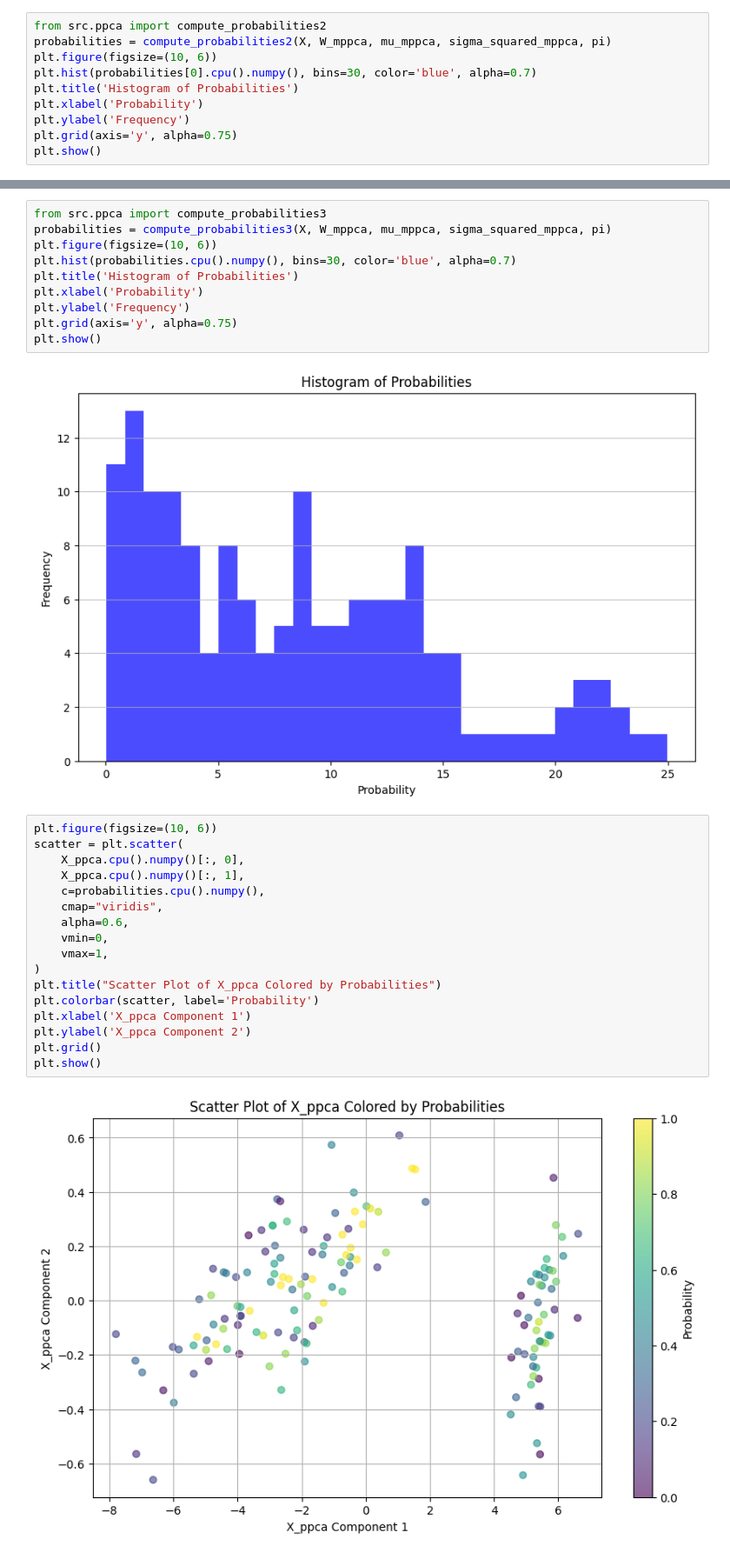
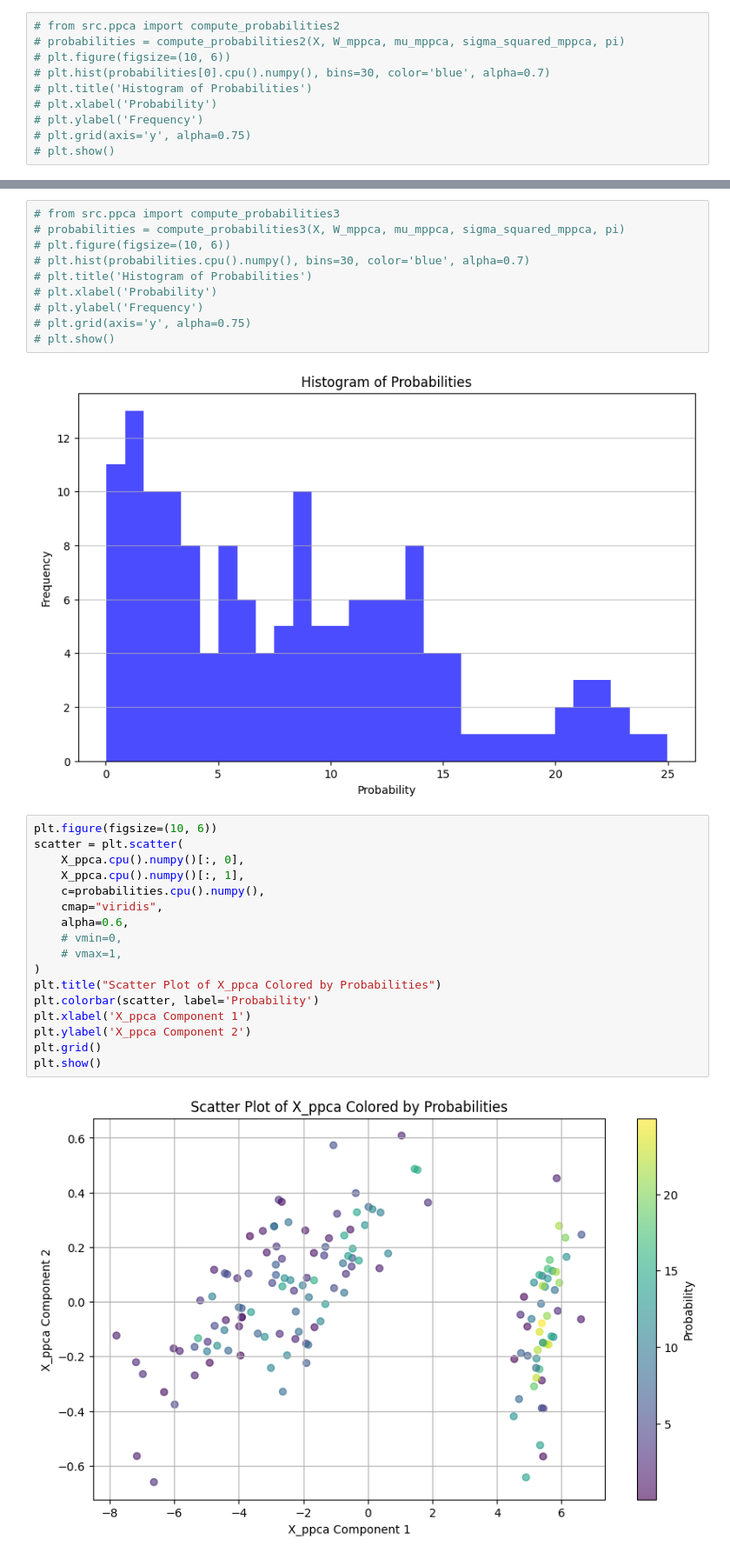
Before and after one commit to Parabrele/PGM, a Jupyter notebook: iris_exp.ipynb, the cells around one changed output, grey strips where cells are left out. Shown at 87% size. Saved outputs shown, nothing was run; the diff lists cells and outputs as text.

```diff
--- a/iris_exp.ipynb
+++ b/iris_exp.ipynb
@@ -134,13 +134,13 @@ plt.show()
 # %% [output]
 [figure]
 # %%
-from src.ppca import compute_probabilities2
-probabilities = compute_probabilities2(X, W_mppca, mu_mppca, sigma_squared_mppca, pi)
-plt.figure(figsize=(10, 6))
-plt.hist(probabilities[0].cpu().numpy(), bins=30, color='blue', alpha=0.7)
-plt.title('Histogram of Probabilities')
-plt.xlabel('Probability')
-plt.ylabel('Frequency')
-plt.grid(axis='y', alpha=0.75)
-plt.show()
+# from src.ppca import compute_probabilities2
+# probabilities = compute_probabilities2(X, W_mppca, mu_mppca, sigma_squared_mppca, pi)
+# plt.figure(figsize=(10, 6))
+# plt.hist(probabilities[0].cpu().numpy(), bins=30, color='blue', alpha=0.7)
+# plt.title('Histogram of Probabilities')
+# plt.xlabel('Probability')
+# plt.ylabel('Frequency')
+# plt.grid(axis='y', alpha=0.75)
+# plt.show()
 # %% [output]
@@ -148,34 +148,34 @@ plt.show()
 # %%
-from src.ppca import compute_probabilities3
-probabilities = compute_probabilities3(X, W_mppca, mu_mppca, sigma_squared_mppca, pi)
-plt.figure(figsize=(10, 6))
-plt.hist(probabilities.cpu().numpy(), bins=30, color='blue', alpha=0.7)
-plt.title('Histogram of Probabilities')
-plt.xlabel('Probability')
-plt.ylabel('Frequency')
-plt.grid(axis='y', alpha=0.75)
-plt.show()
+# from src.ppca import compute_probabilities3
+# probabilities = compute_probabilities3(X, W_mppca, mu_mppca, sigma_squared_mppca, pi)
+# plt.figure(figsize=(10, 6))
+# plt.hist(probabilities.cpu().numpy(), bins=30, color='blue', alpha=0.7)
+# plt.title('Histogram of Probabilities')
+# plt.xlabel('Probability')
+# plt.ylabel('Frequency')
+# plt.grid(axis='y', alpha=0.75)
+# plt.show()
 # %% [output]
 [figure]
 # %%
 plt.figure(figsize=(10, 6))
 scatter = plt.scatter(
     X_ppca.cpu().numpy()[:, 0],
     X_ppca.cpu().numpy()[:, 1],
     c=probabilities.cpu().numpy(),
     cmap="viridis",
     alpha=0.6,
-    vmin=0,
-    vmax=1,
+    # vmin=0,
+    # vmax=1,
 )
 plt.title("Scatter Plot of X_ppca Colored by Probabilities")
 plt.colorbar(scatter, label='Probability')
 plt.xlabel('X_ppca Component 1')
 plt.ylabel('X_ppca Component 2')
 plt.grid()
 plt.show()
 # %% [output]
-[figure, old version]
+[figure, new version]
 # %%
 pi = th.tensor([0.3, 0.7], device=device)
 d = 1
```
Also changed, not shown: parts of 2 cells of this notebook, 3 other files.
